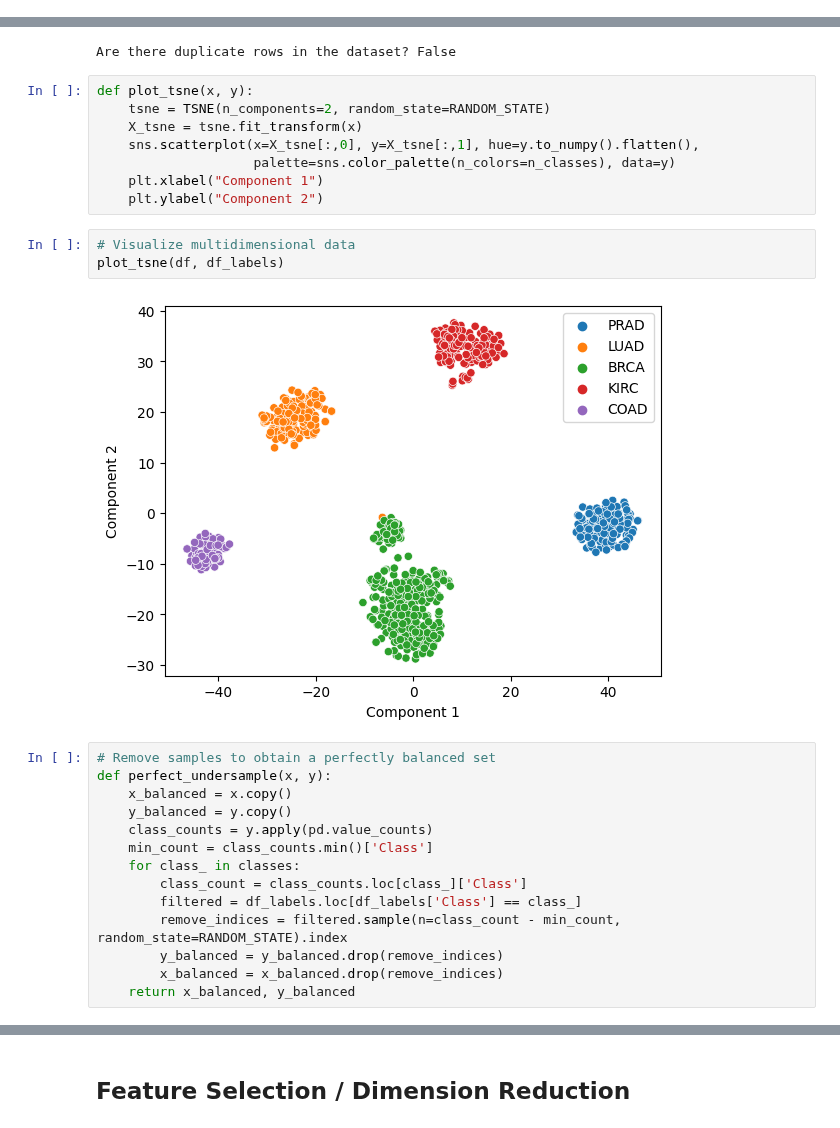
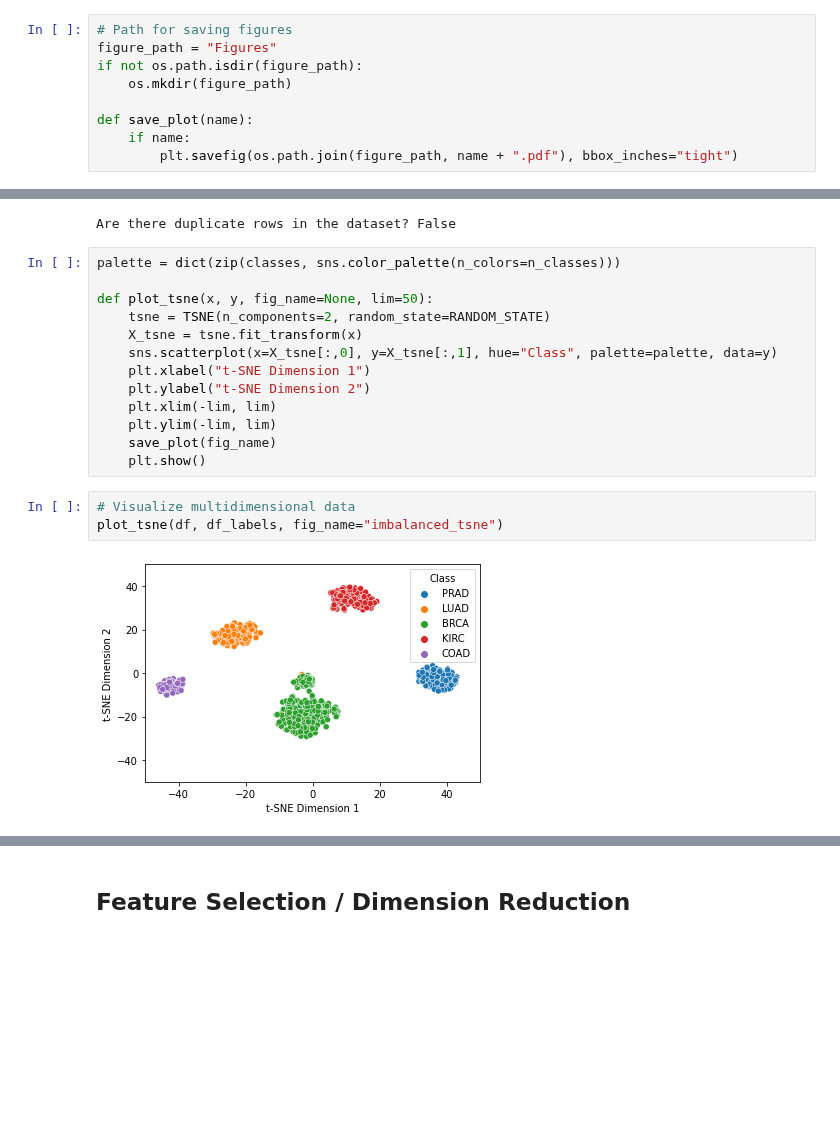
Before and after one commit to alina-dima/PR-for-AI, a Jupyter notebook: Assignment 2/Genes/genes.ipynb, the cells around one changed output, grey strips where cells are left out. Cells and saved outputs as stored; diff of their text form; blank space fills up the shorter version.

```diff
--- a/Assignment 2/Genes/genes.ipynb
+++ b/Assignment 2/Genes/genes.ipynb
@@ -39,6 +39,15 @@ RANDOM_STATE = 42
 # %%
 # Set location of data directory
 data_path = os.path.join("..","Data-PR-As2","Genes")
+# %%
+# Path for saving figures
+figure_path = "Figures"
+if not os.path.isdir(figure_path):
+    os.mkdir(figure_path)
+
+def save_plot(name):
+    if name:
+        plt.savefig(os.path.join(figure_path, name + ".pdf"), bbox_inches="tight")
 # %%
 # Load dataset (this takes a while)
 df = pd.read_csv(os.path.join(data_path, "data.csv"))
@@ -103,29 +108,20 @@ print("Are there duplicate rows in the dataset?", any(df.duplicated()))
 # %% [output]
 Are there duplicate rows in the dataset? False
 # %%
-def plot_tsne(x, y):
+palette = dict(zip(classes, sns.color_palette(n_colors=n_classes)))
+
+def plot_tsne(x, y, fig_name=None, lim=50):
     tsne = TSNE(n_components=2, random_state=RANDOM_STATE)
     X_tsne = tsne.fit_transform(x)
-    sns.scatterplot(x=X_tsne[:,0], y=X_tsne[:,1], hue=y.to_numpy().flatten(),
-                    palette=sns.color_palette(n_colors=n_classes), data=y)
-    plt.xlabel("Component 1")
-    plt.ylabel("Component 2")
+    sns.scatterplot(x=X_tsne[:,0], y=X_tsne[:,1], hue="Class", palette=palette, data=y)
+    plt.xlabel("t-SNE Dimension 1")
+    plt.ylabel("t-SNE Dimension 2")
+    plt.xlim(-lim, lim)
+    plt.ylim(-lim, lim)
+    save_plot(fig_name)
+    plt.show()
 # %%
 # Visualize multidimensional data
-plot_tsne(df, df_labels)
+plot_tsne(df, df_labels, fig_name="imbalanced_tsne")
 # %% [output]
-[figure, old version]
+[figure, new version]
-# %%
-# Remove samples to obtain a perfectly balanced set
-def perfect_undersample(x, y):
-    x_balanced = x.copy()
-    y_balanced = y.copy()
-    class_counts = y.apply(pd.value_counts)
-    min_count = class_counts.min()['Class']
-    for class_ in classes:
-        class_count = class_counts.loc[class_]['Class']
-        filtered = df_labels.loc[df_labels['Class'] == class_]
-        remove_indices = filtered.sample(n=class_count - min_count, random_state=RANDOM_STATE).index
-        y_balanced = y_balanced.drop(remove_indices)
-        x_balanced = x_balanced.drop(remove_indices)
-    return x_balanced, y_balanced
```
Also changed, not shown: parts of 36 cells of this notebook, 8 other files.
